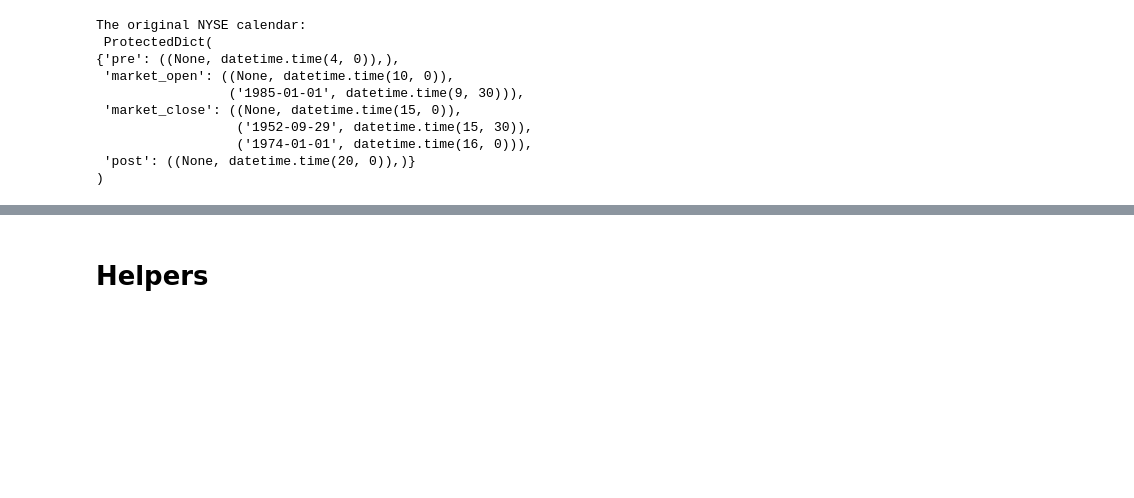
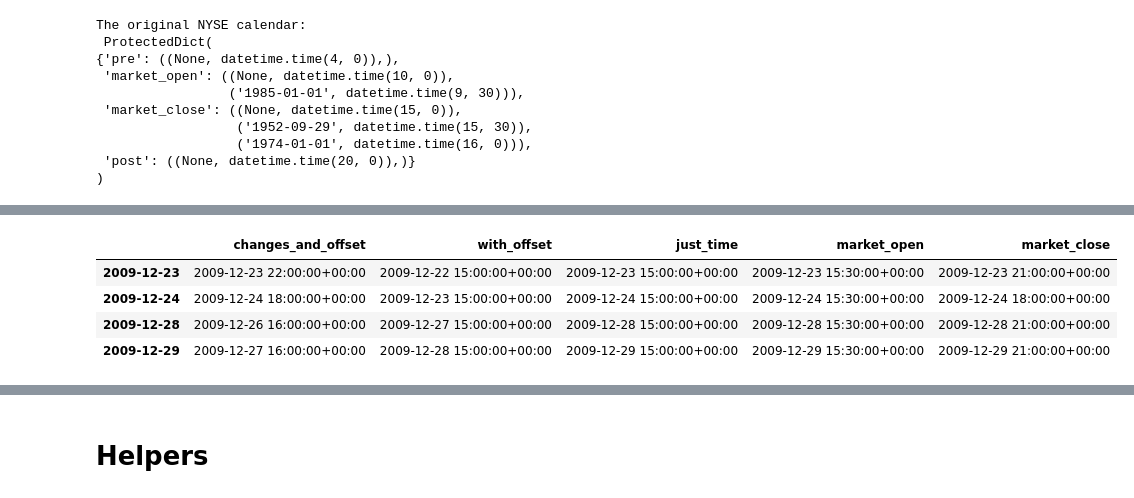
Before and after one commit to rsheftel/pandas_market_calendars, a Jupyter notebook: examples/usage.ipynb, the cells around one changed output, grey strips where cells are left out. Saved outputs shown, nothing was run; the diff lists cells and outputs as text; code cells hidden in the pictures; blank space fills up the shorter version.

```diff
--- a/examples/usage.ipynb
+++ b/examples/usage.ipynb
@@ -175,0 +187,5 @@ cal.schedule(start, end, force_special_times= False)
+# %%
+cal = mcal.get_calendar("NYSE")
+cal.change_time("market_open", time(10,30))
+print('open, close: %s, %s' % (cal.open_time, cal.close_time))
+print("\nThe 'market_open' information is entirely replaced:\n", cal.regular_market_times)
@@ -175,0 +204,4 @@ cal.schedule(start, end, force_special_times= False)
+# %%
+cal.remove_time("post")
+cal.add_time("new_post", time(19))
+print(cal.regular_market_times)
@@ -175,0 +222,5 @@ cal.schedule(start, end, force_special_times= False)
+# %%
+cal.add_time("just_time", time(10))
+cal.add_time("with_offset", (time(10), -1))
+cal.add_time("changes_and_offset", ((None, time(17)), ("2009-12-28", time(11), -2)))
+print(cal.regular_market_times)
@@ -175,0 +245,8 @@ cal.schedule(start, end, force_special_times= False)
+# %%
+cal.schedule("2009-12-23", "2009-12-29", market_times= "all")
+# %% [output]
+|  | changes_and_offset | with_offset | just_time | market_open | market_close |
+| 2009-12-23 | 2009-12-23 22:00:00+00:00 | 2009-12-22 15:00:00+00:00 | 2009-12-23 15:00:00+00:00 | 2009-12-23 15:30:00+00:00 | 2009-12-23 21:00:00+00:00 |
+| 2009-12-24 | 2009-12-24 18:00:00+00:00 | 2009-12-23 15:00:00+00:00 | 2009-12-24 15:00:00+00:00 | 2009-12-24 15:30:00+00:00 | 2009-12-24 18:00:00+00:00 |
+| 2009-12-28 | 2009-12-26 16:00:00+00:00 | 2009-12-27 15:00:00+00:00 | 2009-12-28 15:00:00+00:00 | 2009-12-28 15:30:00+00:00 | 2009-12-28 21:00:00+00:00 |
+| 2009-12-29 | 2009-12-27 16:00:00+00:00 | 2009-12-28 15:00:00+00:00 | 2009-12-29 15:00:00+00:00 | 2009-12-29 15:30:00+00:00 | 2009-12-29 21:00:00+00:00 |
```
Also changed, not shown: parts of 68 cells of this notebook, 2 other files.
